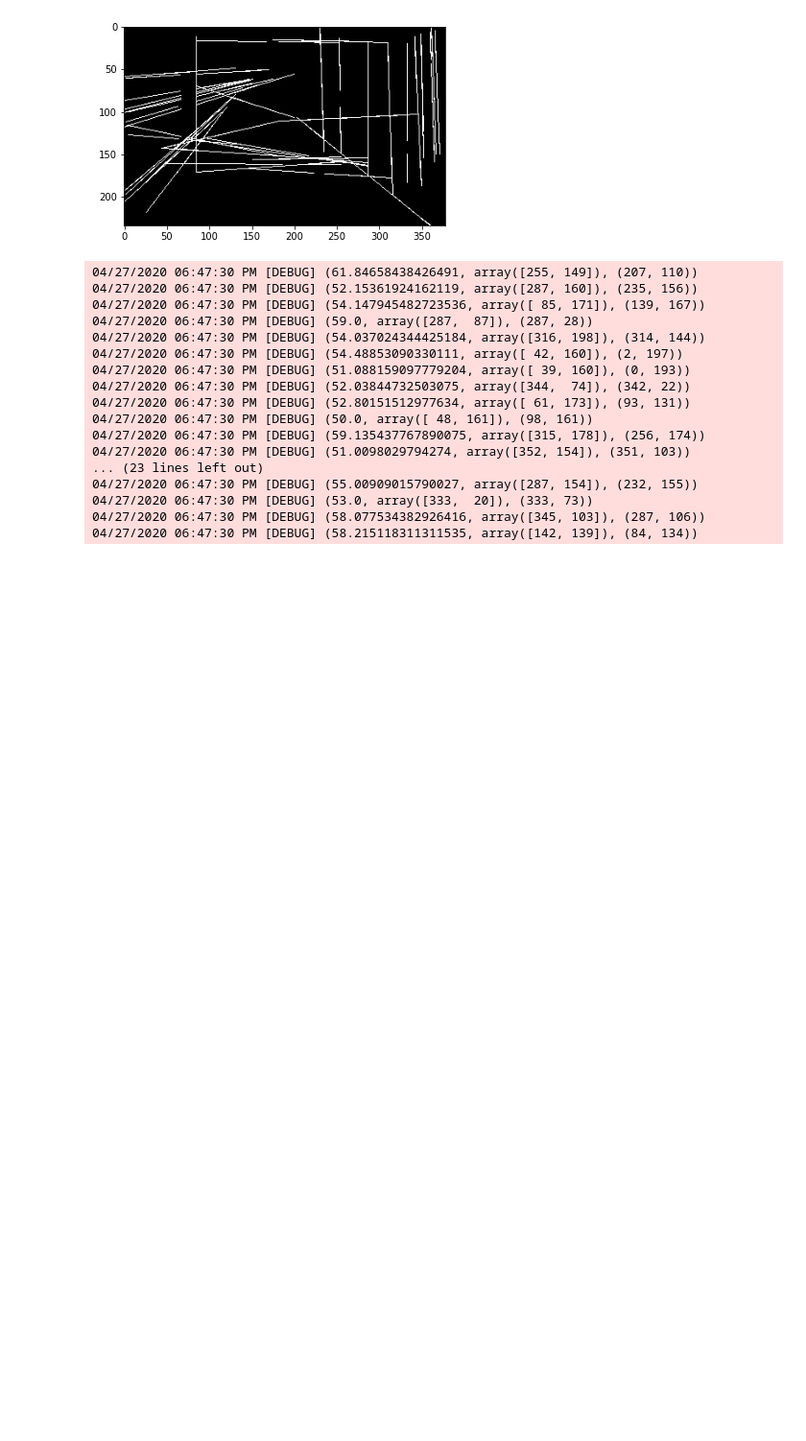
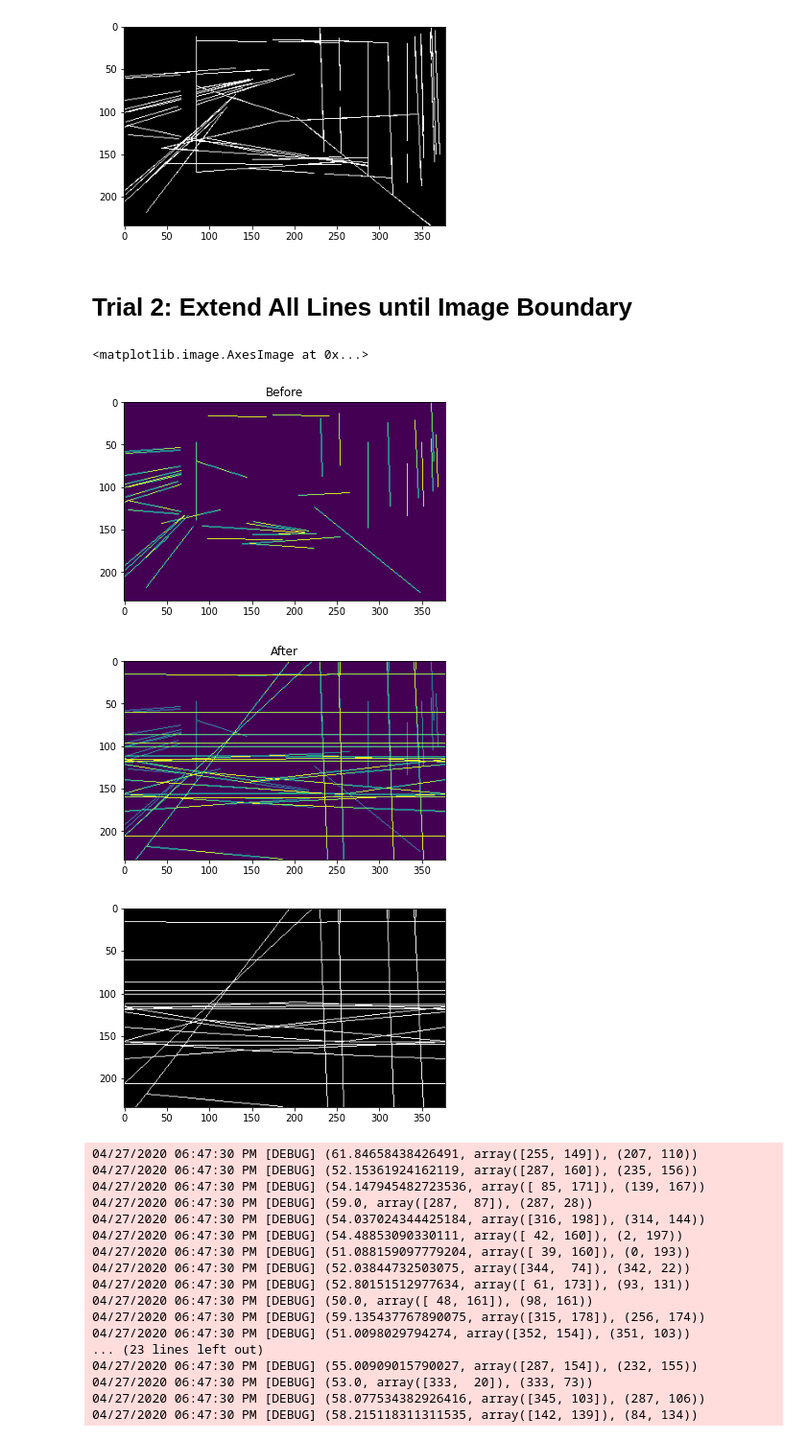
Before and after one commit to mosdragon/Mask_RCNN, a Jupyter notebook: samples/ade20k_coco/line_fitting.ipynb, the cells around one changed output. Shown: that part at 96% size. Saved outputs shown, nothing was run; the diff lists cells and outputs as text; code cells hidden in the pictures; blank space fills up the shorter version.

```diff
--- a/samples/ade20k_coco/line_fitting.ipynb
+++ b/samples/ade20k_coco/line_fitting.ipynb
@@ -445,5 +390,0 @@ plt.imshow(strech_lines)
-# %%
-single_edge = new_edges.copy() * 0
-(x1, y1, x2, y2) = lines[28]
-cv2.line(single_edge,(x1, y1), (x2, y2), (5), 1)
-plt.imshow(single_edge)
@@ -819,3 +601,5 @@ plt.imshow(edges, cmap="gray")
 # %% [output]
 <matplotlib.image.AxesImage at 0x...>
 [figure]
+# %% [markdown]
+# Trial 2: Extend All Lines until Image Boundary
@@ -822 +610,74 @@ plt.imshow(edges, cmap="gray")
+# %%
+lines = list(lines)
+
+orig_lines = line_image[:, :, 1].copy()
+orig_lines[orig_lines == 255] = 1
+edges = orig_lines.copy()
+
+height, width = edges.shape
+THRESH = 50
+
+for (x1, y1, x2, y2) in lines:
+    line_eq = get_line(x1, y1, x2, y2)
+    a, b, c = line_eq
+
+    ray_len = distance(x1, y1, x2, y2)
+
+    if THRESH < ray_len < 2 * THRESH:
+        continue
+
+    if a == 0:
+        # Vertical line
+        # TODO: Connect line top-to-bottom
+        pass
+
+    elif b == 0:
+        # Horizontal line.
+        # TODO: Connect line left-to-right
+        pass
+
+    else:
+        # Solve for (x, y) with x=0, y=0
+        # Case 1: x = 0
+        x = 0
+        y = solve_for_y(line_eq, x)
+        if 0 <= y <= height:
+            # Draw a line from (x1, y1) to (x, y) with color "2"
+            y = min(int(round(y)), height - 1)
+            cv2.line(edges, (x1, y1), (x, y), (2,), 1)
+
+        # Case 2: y = 0
+        y = 0
+        x = solve_for_x(line_eq, y)
+        if 0 <= x <= width:
+            # Draw a line from (x1, y1) to (x, y) with color "2"
+            x = min(int(round(x)), width - 1)
+            cv2.line(edges, (x1, y1), (x, y), (2,), 1)
+
+
+        # Case 3: x = width
+        x = width - 1
+        y = solve_for_y(line_eq, y)
+        if 0 <= x <= width:
+            # Draw a line from (x1, y1) to (x, y) with color "2"
+            x = min(int(round(x)), width - 1)
+            cv2.line(edges, (x1, y1), (x, y), (2,), 1)
+
+
+        # Case 4: y = height
+        y = height - 1
+        x = solve_for_x(line_eq, y)
+        if 0 <= x <= width:
+            # Draw a line from (x1, y1) to (x, y) with color "2"
+            x = min(int(round(x)), width - 1)
+            cv2.line(edges, (x1, y1), (x, y), (2,), 1)
+
+plt.figure(); plt.title("Before"); plt.imshow(orig_lines)
+plt.figure(); plt.title("After"); plt.imshow(edges)
+plt.figure(); plt.imshow(edges == 2, cmap="gray")
+# %% [output]
+<matplotlib.image.AxesImage at 0x...>
+[figure, added]
+[figure, added]
+[figure, added]
 # %%
```
Also changed, not shown: parts of 42 cells of this notebook, 1 other file.
